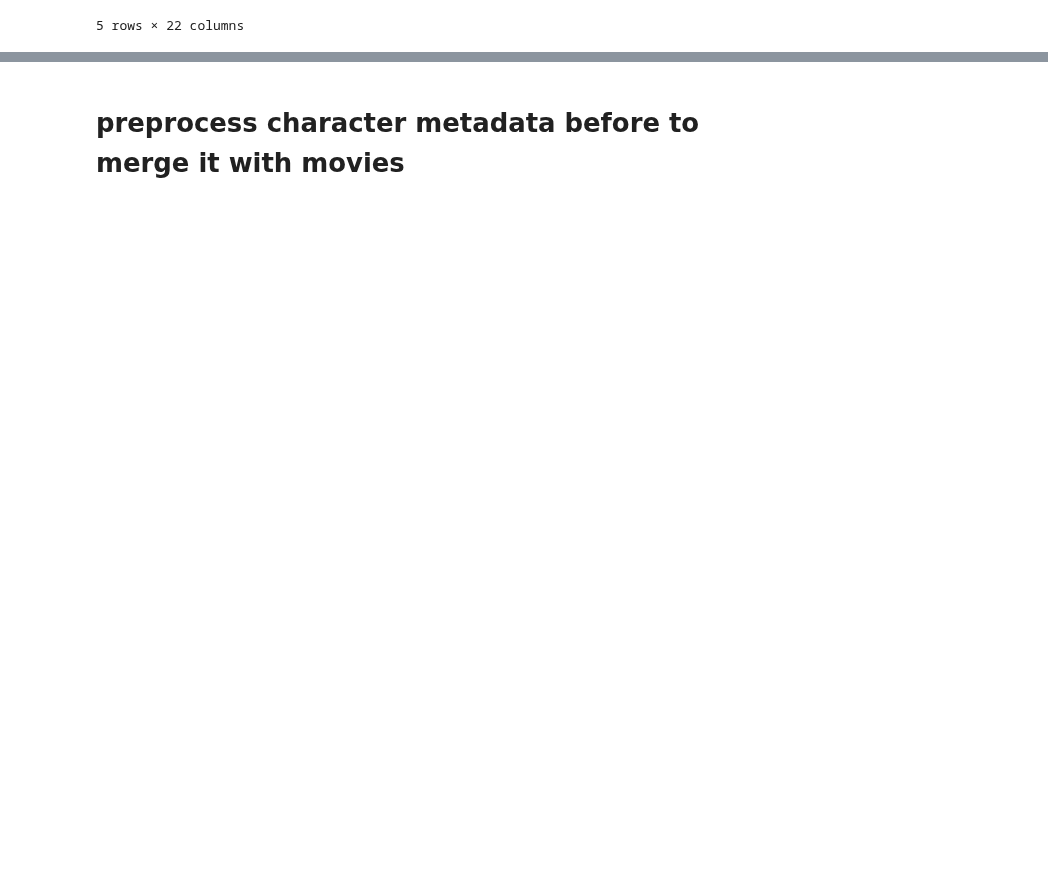
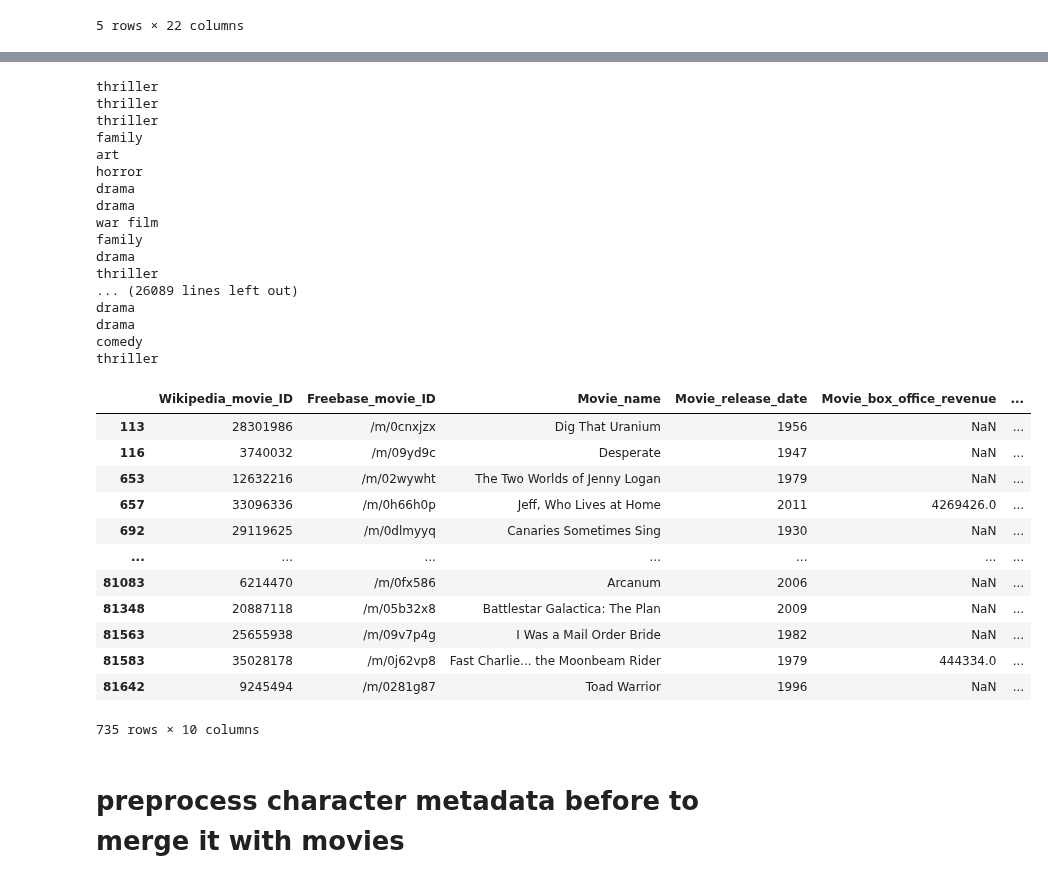
Before and after one commit to epfl-ada/ada-2023-project-randada, a Jupyter notebook: Data cleaning.ipynb, the cells around one changed output, grey strips where cells are left out. Drawn from its saved outputs; the diff is of its cells as text; code cells hidden in the pictures; blank space fills up the shorter version.

```diff
--- a/Data cleaning.ipynb
+++ b/Data cleaning.ipynb
@@ -190,6 +204,61 @@ def get_genre(set_original_genres):
             if g in dict_genre_revert.keys():
                 set_new_genres.add(dict_genre_revert[g])
     return set_new_genres
+# %%
+# 3rd step:-regarder le 1er genre de la liste original, si dans clef du dict reverse, attribuer le nouveau genre correspondant
+#          -si 1er genre pas dans clef, passer au 2ème genre de la liste (et faire la même chose)
+#          -si aucun genre ne correspond, print la ligne
+
+movie_EF_main_genre = movie_English_first.copy(deep=True)
+
+movie_EF_main_genre['Movie_main_genre']=0
+# %%
+for i in movie_EF_main_genre.index:
+    N=len(movie_EF_main_genre['Movie_genres'][i])
+    k=0
+    while k < N:
+        genre = movie_EF_main_genre['Movie_genres'][i][k].lower()
+        if genre in dict_genre_revert.keys():
+            movie_EF_main_genre['Movie_main_genre'][i]= dict_genre_revert.get(genre)
+            print(dict_genre_revert.get(genre))
+            k=N+1
+        else:
+            k+=1
+    if k==N:
+       movie_EF_main_genre['Movie_main_genre'][i]= "ALED"
+
+movie_EF_main_genre[movie_EF_main_genre['Movie_main_genre']=="ALED"]
+# %% [output]
+thriller
+thriller
+thriller
+family
+art
+horror
+drama
+drama
+war film
+family
+drama
+thriller
+... (26089 lines left out)
+drama
+drama
+comedy
+thriller
+|  | Wikipedia_movie_ID | Freebase_movie_ID | Movie_name | Movie_release_date | Movie_box_office_revenue | ... |
+| 113 | 28301986 | /m/0cnxjzx | Dig That Uranium | 1956 | NaN | ... |
+| 116 | 3740032 | /m/09yd9c | Desperate | 1947 | NaN | ... |
+| 653 | 12632216 | /m/02wywht | The Two Worlds of Jenny Logan | 1979 | NaN | ... |
+| 657 | 33096336 | /m/0h66h0p | Jeff, Who Lives at Home | 2011 | 4269426.0 | ... |
+| 692 | 29119625 | /m/0dlmyyq | Canaries Sometimes Sing | 1930 | NaN | ... |
+| ... | ... | ... | ... | ... | ... | ... |
+| 81083 | 6214470 | /m/0fx586 | Arcanum | 2006 | NaN | ... |
+| 81348 | 20887118 | /m/05b32x8 | Battlestar Galactica: The Plan | 2009 | NaN | ... |
+| 81563 | 25655938 | /m/09v7p4g | I Was a Mail Order Bride | 1982 | NaN | ... |
+| 81583 | 35028178 | /m/0j62vp8 | Fast Charlie... the Moonbeam Rider | 1979 | 444334.0 | ... |
+| 81642 | 9245494 | /m/0281g87 | Toad Warrior | 1996 | NaN | ... |
+735 rows × 10 columns
 # %% [markdown]
 # preprocess character metadata before to merge it with movies
 # %%
```
Also changed, not shown: parts of 3 cells of this notebook.
